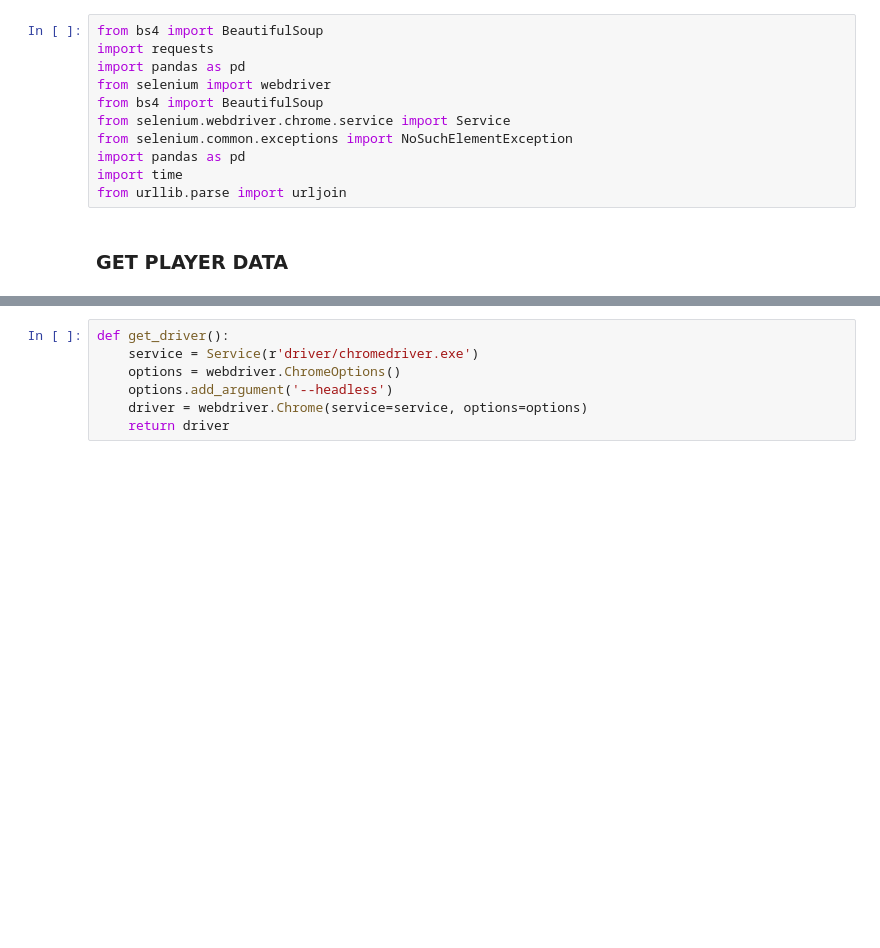
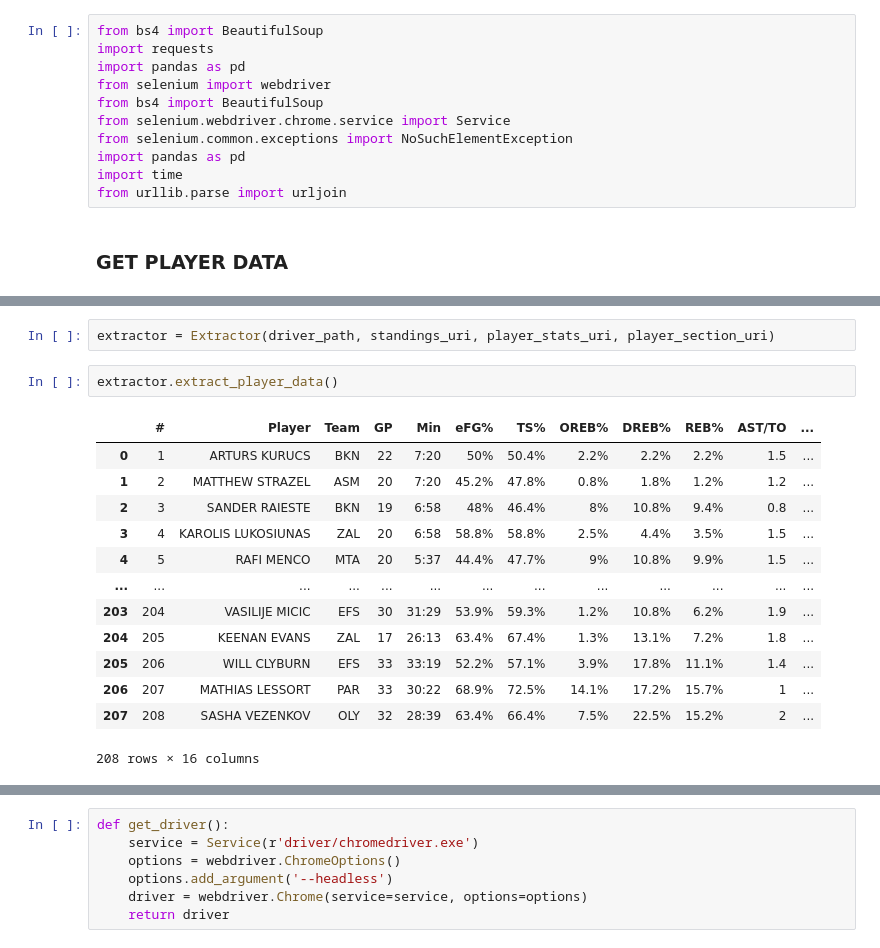
Before and after one commit to LeventSoykan/Euroleague_Stats_Pipeline, a Jupyter notebook: data_extraction_practice.ipynb, the cells around one changed output, grey strips where cells are left out. Drawn from its saved outputs; the diff is of its cells as text; blank space fills up the shorter version.

```diff
--- a/data_extraction_practice.ipynb
+++ b/data_extraction_practice.ipynb
@@ -106,0 +151,18 @@ class Extractor:
+# %%
+extractor = Extractor(driver_path, standings_uri, player_stats_uri, player_section_uri)
+# %%
+extractor.extract_player_data()
+# %% [output]
+|  | # | Player | Team | GP | Min | eFG% | TS% | OREB% | DREB% | REB% | AST/TO | ... |
+| 0 | 1 | ARTURS KURUCS | BKN | 22 | 7:20 | 50% | 50.4% | 2.2% | 2.2% | 2.2% | 1.5 | ... |
+| 1 | 2 | MATTHEW STRAZEL | ASM | 20 | 7:20 | 45.2% | 47.8% | 0.8% | 1.8% | 1.2% | 1.2 | ... |
+| 2 | 3 | SANDER RAIESTE | BKN | 19 | 6:58 | 48% | 46.4% | 8% | 10.8% | 9.4% | 0.8 | ... |
+| 3 | 4 | KAROLIS LUKOSIUNAS | ZAL | 20 | 6:58 | 58.8% | 58.8% | 2.5% | 4.4% | 3.5% | 1.5 | ... |
+| 4 | 5 | RAFI MENCO | MTA | 20 | 5:37 | 44.4% | 47.7% | 9% | 10.8% | 9.9% | 1.5 | ... |
+| ... | ... | ... | ... | ... | ... | ... | ... | ... | ... | ... | ... | ... |
+| 203 | 204 | VASILIJE MICIC | EFS | 30 | 31:29 | 53.9% | 59.3% | 1.2% | 10.8% | 6.2% | 1.9 | ... |
+| 204 | 205 | KEENAN EVANS | ZAL | 17 | 26:13 | 63.4% | 67.4% | 1.3% | 13.1% | 7.2% | 1.8 | ... |
+| 205 | 206 | WILL CLYBURN | EFS | 33 | 33:19 | 52.2% | 57.1% | 3.9% | 17.8% | 11.1% | 1.4 | ... |
+| 206 | 207 | MATHIAS LESSORT | PAR | 33 | 30:22 | 68.9% | 72.5% | 14.1% | 17.2% | 15.7% | 1 | ... |
+| 207 | 208 | SASHA VEZENKOV | OLY | 32 | 28:39 | 63.4% | 66.4% | 7.5% | 22.5% | 15.2% | 2 | ... |
+208 rows × 16 columns
```
Also changed, not shown: parts of 6 cells of this notebook, 2 other files.
